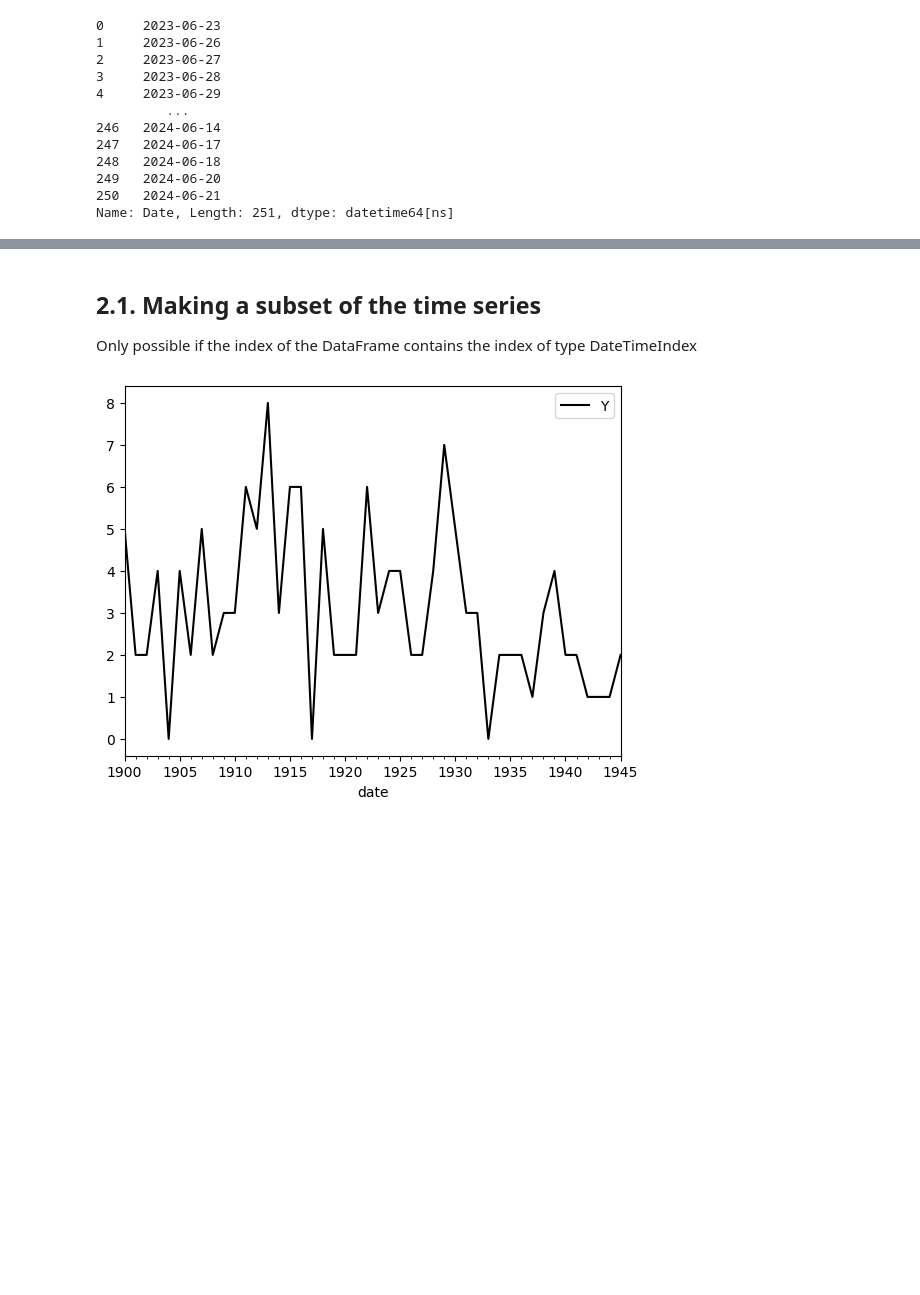
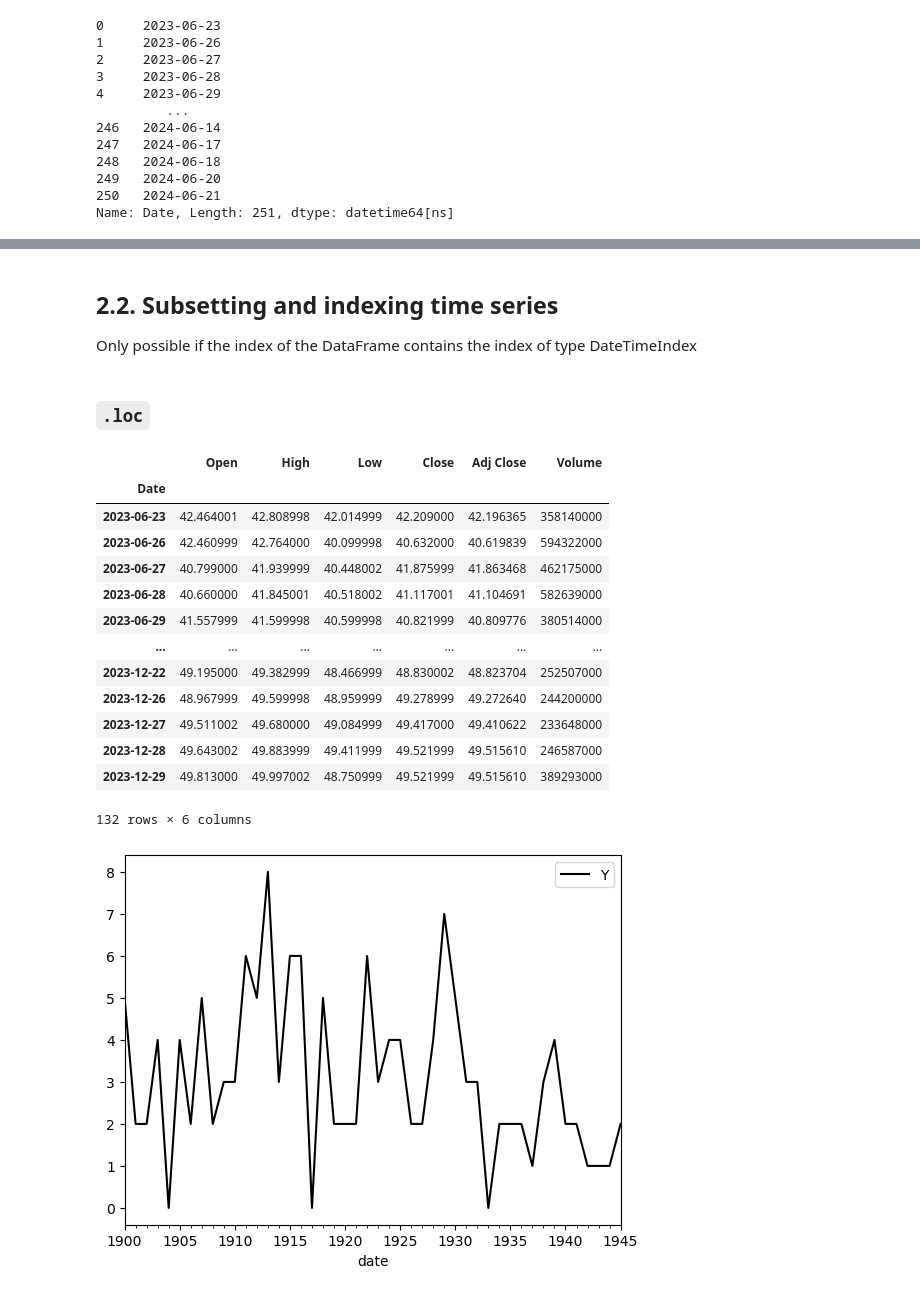
Before and after one commit to estcab00/timeseries-python, a Jupyter notebook: Session/Session 1 - Introduction to time series.ipynb, the cells around one changed output, grey strips where cells are left out. Saved outputs shown, nothing was run; the diff lists cells and outputs as text; code cells hidden in the pictures; blank space fills up the shorter version.

```diff
--- a/Session/Session 1 - Introduction to time series.ipynb
+++ b/Session/Session 1 - Introduction to time series.ipynb
@@ -440,3 +442,8 @@ pd.to_datetime(NVDA.Date, format='%d/%m/%Y')
 249   2024-06-20
 250   2024-06-21
 Name: Date, Length: 251, dtype: datetime64[ns]
+# %%
+NVDA.Date = pd.to_datetime(NVDA.Date, format='%d/%m/%Y')
+# %%
+NVDA.set_index('Date', inplace=True)
+NVDA.head()
@@ -443,6 +458,27 @@ Name: Date, Length: 251, dtype: datetime64[ns]
 # %% [markdown]
-## <a id='2.1.'> 2.1. Making a subset of the time series </a>
+## <a id="t2.2"></a>2.2. Subsetting and indexing time series
+
+
 Only possible if the index of the DataFrame contains the index of type DateTimeIndex
+# %% [markdown]
+### `.loc`
+# %%
+NVDA.loc['2023']
+# %% [output]
+|  | Open | High | Low | Close | Adj Close | Volume |
+| Date |  |  |  |  |  |  |
+| 2023-06-23 | 42.464001 | 42.808998 | 42.014999 | 42.209000 | 42.196365 | 358140000 |
+| 2023-06-26 | 42.460999 | 42.764000 | 40.099998 | 40.632000 | 40.619839 | 594322000 |
+| 2023-06-27 | 40.799000 | 41.939999 | 40.448002 | 41.875999 | 41.863468 | 462175000 |
+| 2023-06-28 | 40.660000 | 41.845001 | 40.518002 | 41.117001 | 41.104691 | 582639000 |
+| 2023-06-29 | 41.557999 | 41.599998 | 40.599998 | 40.821999 | 40.809776 | 380514000 |
+| ... | ... | ... | ... | ... | ... | ... |
+| 2023-12-22 | 49.195000 | 49.382999 | 48.466999 | 48.830002 | 48.823704 | 252507000 |
+| 2023-12-26 | 48.967999 | 49.599998 | 48.959999 | 49.278999 | 49.272640 | 244200000 |
+| 2023-12-27 | 49.511002 | 49.680000 | 49.084999 | 49.417000 | 49.410622 | 233648000 |
+| 2023-12-28 | 49.643002 | 49.883999 | 49.411999 | 49.521999 | 49.515610 | 246587000 |
+| 2023-12-29 | 49.813000 | 49.997002 | 48.750999 | 49.521999 | 49.515610 | 389293000 |
+132 rows × 6 columns
 # %%
 early_twentieth_century = discoveries['1900':'1945']
 # %%
```
Also changed, not shown: parts of 3 cells of this notebook.
